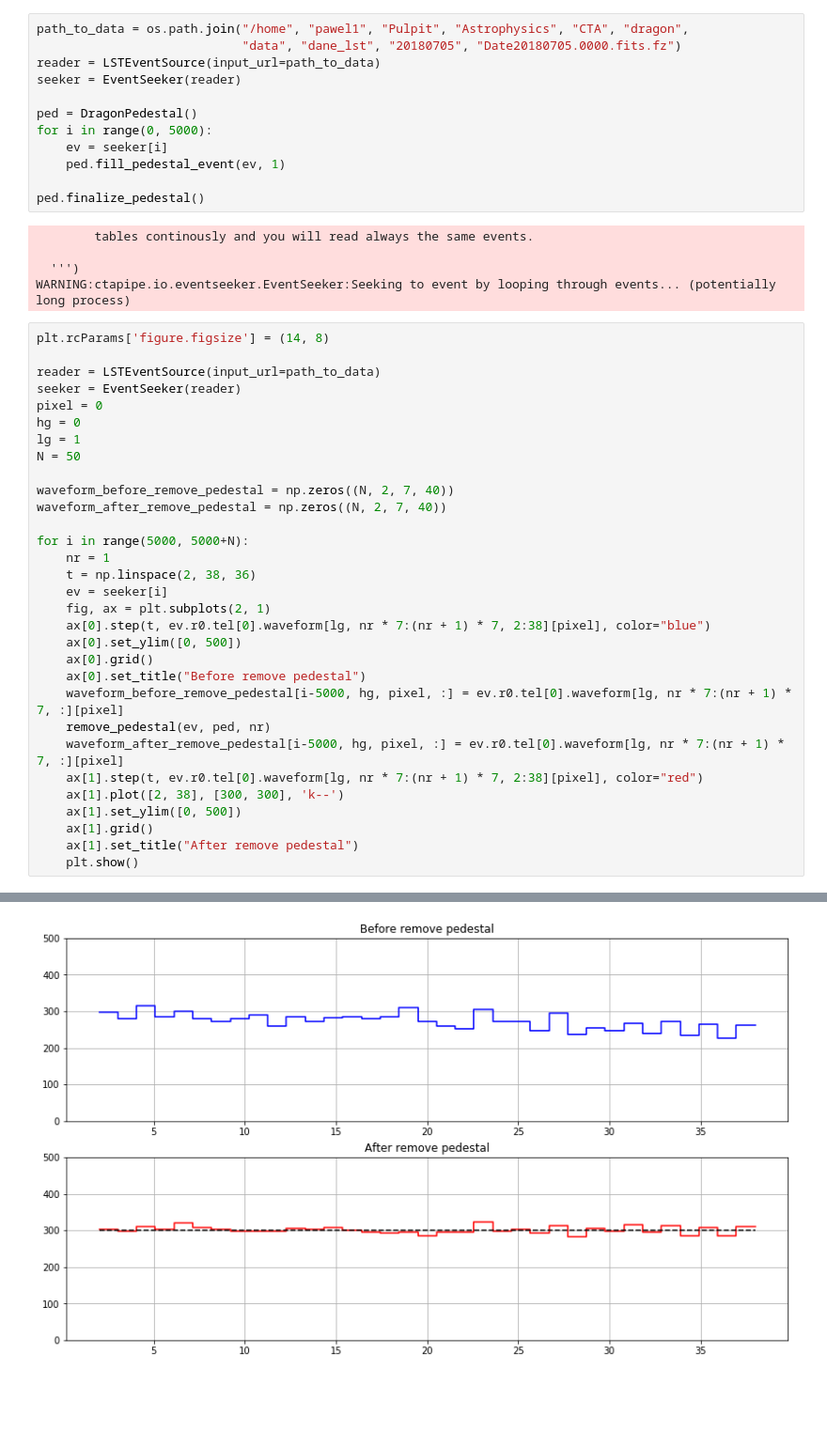
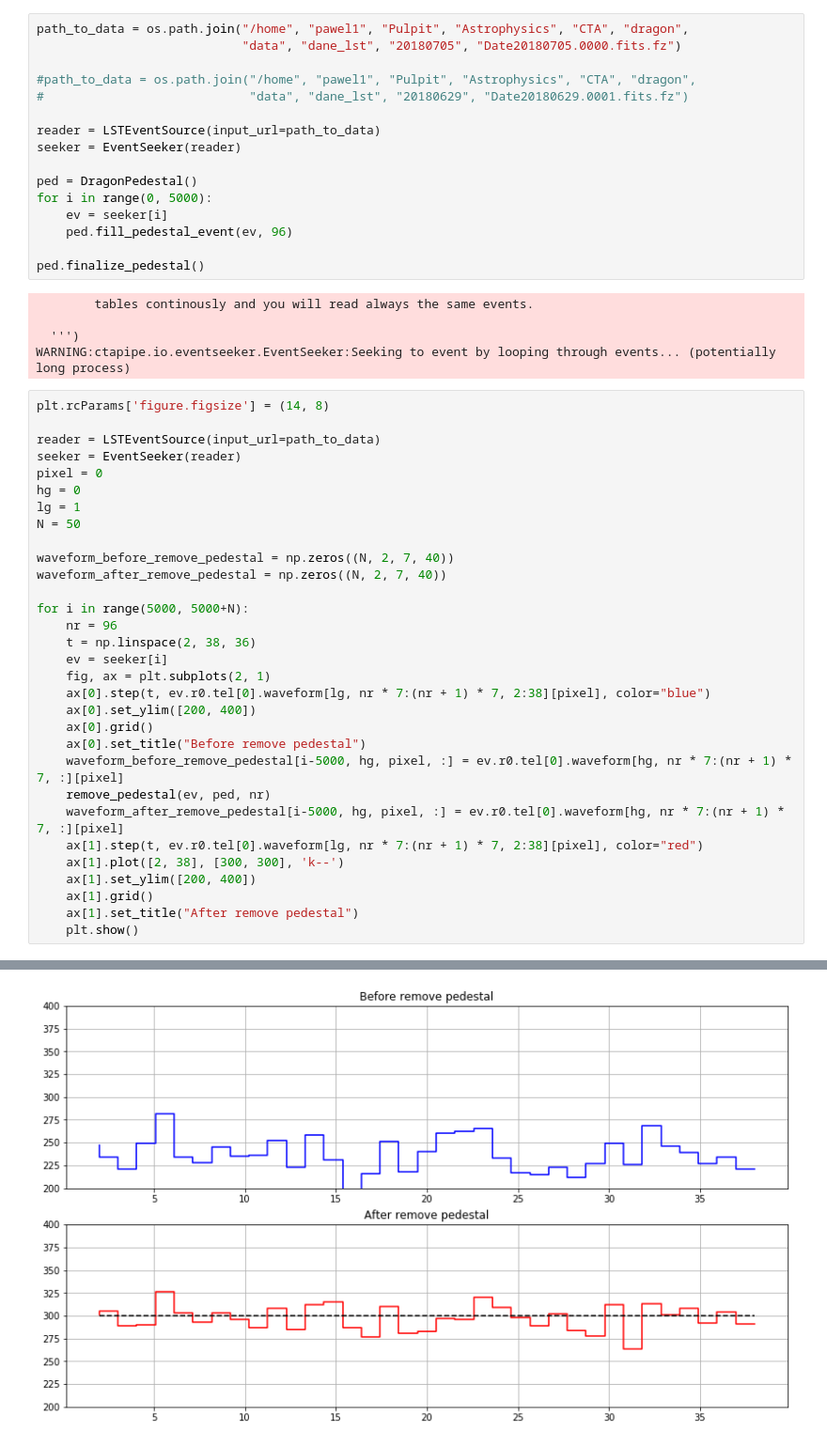
Before and after one commit to pawel21/ctapipe, a Jupyter notebook: examples/notebooks/remove_pedestal_dragon.ipynb, the cells around one changed output, grey strips where cells are left out. Shown at 94% size. Drawn from its saved outputs; the diff is of its cells as text; blank space fills up the shorter version.

```diff
--- a/examples/notebooks/remove_pedestal_dragon.ipynb
+++ b/examples/notebooks/remove_pedestal_dragon.ipynb
@@ -9,13 +9,17 @@ from ctapipe.calib.camera.dragon import remove_pedestal
 # %%
 path_to_data = os.path.join("/home", "pawel1", "Pulpit", "Astrophysics", "CTA", "dragon",
                             "data", "dane_lst", "20180705", "Date20180705.0000.fits.fz")
+
+#path_to_data = os.path.join("/home", "pawel1", "Pulpit", "Astrophysics", "CTA", "dragon",
+#                            "data", "dane_lst", "20180629", "Date20180629.0001.fits.fz")
+
 reader = LSTEventSource(input_url=path_to_data)
 seeker = EventSeeker(reader)
 
 ped = DragonPedestal()
 for i in range(0, 5000):
     ev = seeker[i]
-    ped.fill_pedestal_event(ev, 1)
+    ped.fill_pedestal_event(ev, 96)
 
 ped.finalize_pedestal()
 # %% [output]
@@ -37,20 +41,20 @@ waveform_before_remove_pedestal = np.zeros((N, 2, 7, 40))
 waveform_after_remove_pedestal = np.zeros((N, 2, 7, 40))
 
 for i in range(5000, 5000+N):
-    nr = 1
+    nr = 96
     t = np.linspace(2, 38, 36)
     ev = seeker[i]
     fig, ax = plt.subplots(2, 1)
     ax[0].step(t, ev.r0.tel[0].waveform[lg, nr * 7:(nr + 1) * 7, 2:38][pixel], color="blue")
-    ax[0].set_ylim([0, 500])
+    ax[0].set_ylim([200, 400])
     ax[0].grid()
     ax[0].set_title("Before remove pedestal")
-    waveform_before_remove_pedestal[i-5000, hg, pixel, :] = ev.r0.tel[0].waveform[lg, nr * 7:(nr + 1) * 7, :][pixel]
+    waveform_before_remove_pedestal[i-5000, hg, pixel, :] = ev.r0.tel[0].waveform[hg, nr * 7:(nr + 1) * 7, :][pixel]
     remove_pedestal(ev, ped, nr)
-    waveform_after_remove_pedestal[i-5000, hg, pixel, :] = ev.r0.tel[0].waveform[lg, nr * 7:(nr + 1) * 7, :][pixel]
+    waveform_after_remove_pedestal[i-5000, hg, pixel, :] = ev.r0.tel[0].waveform[hg, nr * 7:(nr + 1) * 7, :][pixel]
     ax[1].step(t, ev.r0.tel[0].waveform[lg, nr * 7:(nr + 1) * 7, 2:38][pixel], color="red")
     ax[1].plot([2, 38], [300, 300], 'k--')
-    ax[1].set_ylim([0, 500])
+    ax[1].set_ylim([200, 400])
     ax[1].grid()
     ax[1].set_title("After remove pedestal")
     plt.show()
@@ -69 +73 @@ WARNING:ctapipe.io.eventseeker.EventSeeker:Seeking to event by looping through e
-[figure, old version]
+[figure, new version]
```
Also changed, not shown: parts of 5 cells of this notebook, 2 other files.
